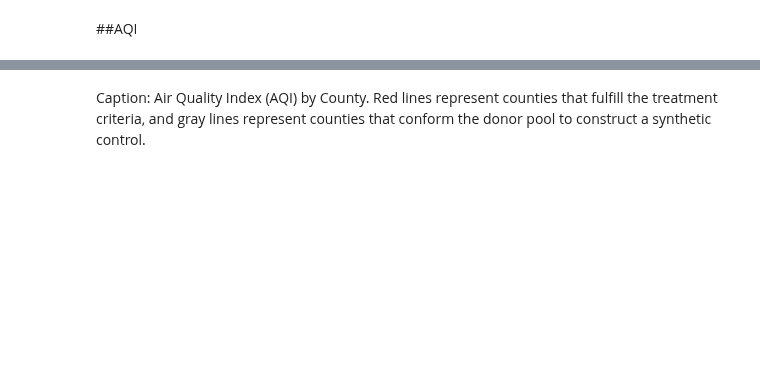
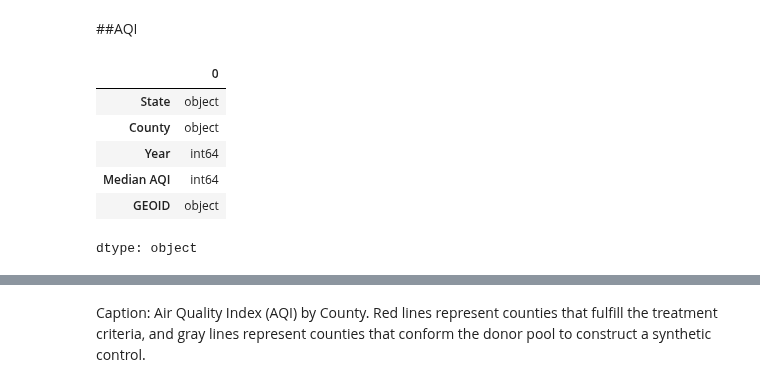
Before and after one commit to ReidelVichot/LC_identification, a Jupyter notebook: annual_AQI_012125.ipynb, the cells around one changed output, grey strips where cells are left out. Saved outputs shown, nothing was run; the diff lists cells and outputs as text; code cells hidden in the pictures; blank space fills up the shorter version.

```diff
--- a/annual_AQI_012125.ipynb
+++ b/annual_AQI_012125.ipynb
@@ -52,6 +51,16 @@ temp["GEOID"] = temp.State_fips.astype(str).str.zfill(2) + temp.County_fips.asty
 temp["County"] = temp.County.str.split(" ").str[:-1].str.join(" ")
 # %%
 aqi = aqi_temp.merge(temp[["State", "County", "GEOID"]], on=("State", "County"), how="left")
+# %%
+aqi.dtypes
+# %% [output]
+|  | 0 |
+| State | object |
+| County | object |
+| Year | int64 |
+| Median AQI | int64 |
+| GEOID | object |
+dtype: object
 # %%
 # Removing Non-contiguous counties
 for i in ['02', '15', '60', '66', '69', '72', '78', "80"]:
```
Also changed, not shown: parts of 8 cells of this notebook.
